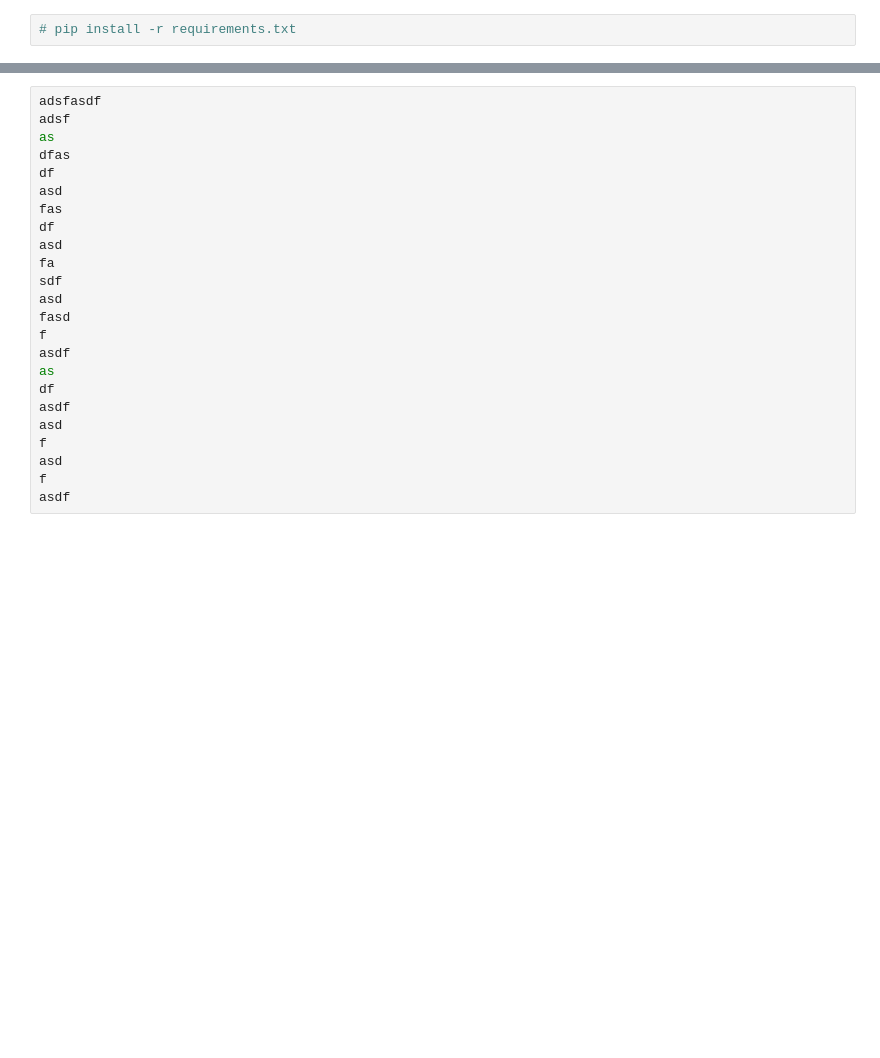
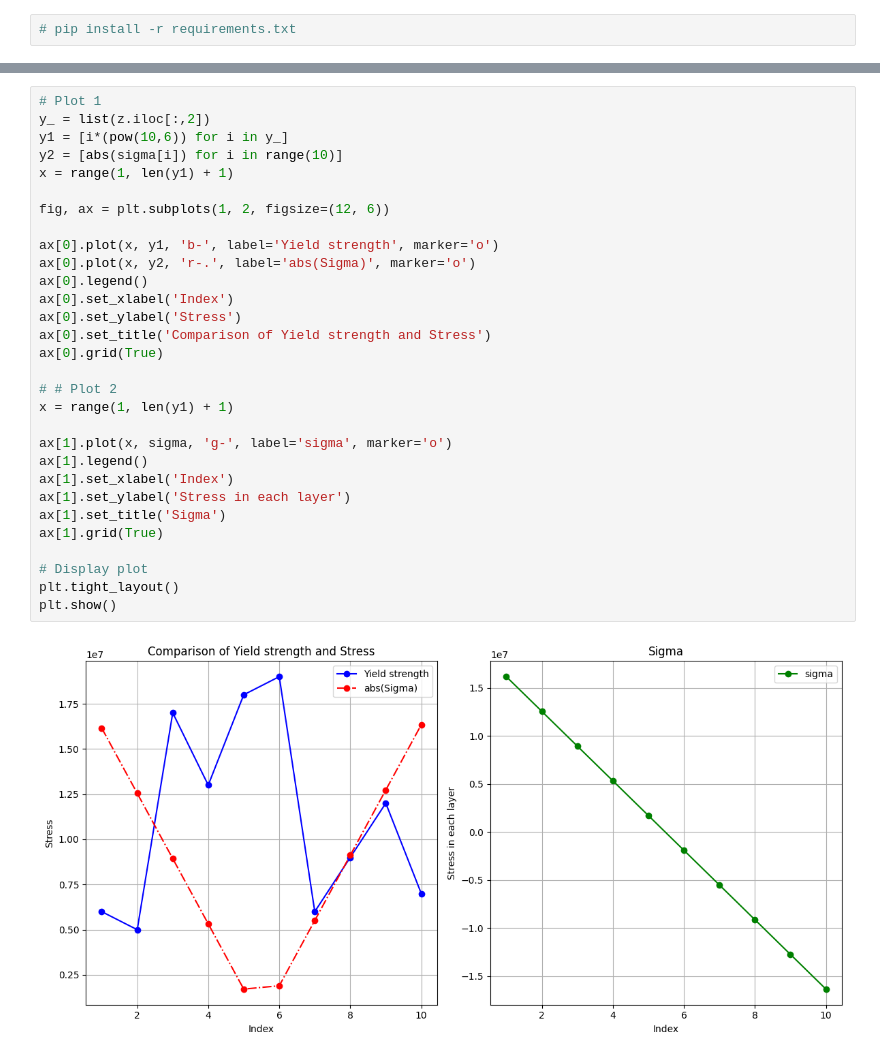
Before and after one commit to jason-dan-iel/Mechanics-of-Solids-Course-Project, a Jupyter notebook: main.ipynb, the cells around one changed output, grey strips where cells are left out. Saved outputs shown, nothing was run; the diff lists cells and outputs as text; blank space fills up the shorter version.

```diff
--- a/main.ipynb
+++ b/main.ipynb
@@ -174,24 +154,32 @@ z
-# %%
-adsfasdf
-adsf
-as
-dfas
-df
-asd
-fas
-df
-asd
-fa
-sdf
-asd
-fasd
-f
-asdf
-as
-df
-asdf
-asd
-f
-asd
-f
-asdf
+# %%
+# Plot 1
+y_ = list(z.iloc[:,2])
+y1 = [i*(pow(10,6)) for i in y_]
+y2 = [abs(sigma[i]) for i in range(10)]
+x = range(1, len(y1) + 1)
+
+fig, ax = plt.subplots(1, 2, figsize=(12, 6))
+
+ax[0].plot(x, y1, 'b-', label='Yield strength', marker='o')
+ax[0].plot(x, y2, 'r-.', label='abs(Sigma)', marker='o')
+ax[0].legend()
+ax[0].set_xlabel('Index')
+ax[0].set_ylabel('Stress')
+ax[0].set_title('Comparison of Yield strength and Stress')
+ax[0].grid(True)
+
+# # Plot 2
+x = range(1, len(y1) + 1)
+
+ax[1].plot(x, sigma, 'g-', label='sigma', marker='o')
+ax[1].legend()
+ax[1].set_xlabel('Index')
+ax[1].set_ylabel('Stress in each layer')
+ax[1].set_title('Sigma')
+ax[1].grid(True)
+
+# Display plot
+plt.tight_layout()
+plt.show()
+# %% [output]
+[figure, added]
```
Also changed, not shown: parts of 12 cells of this notebook, 1 other file.
